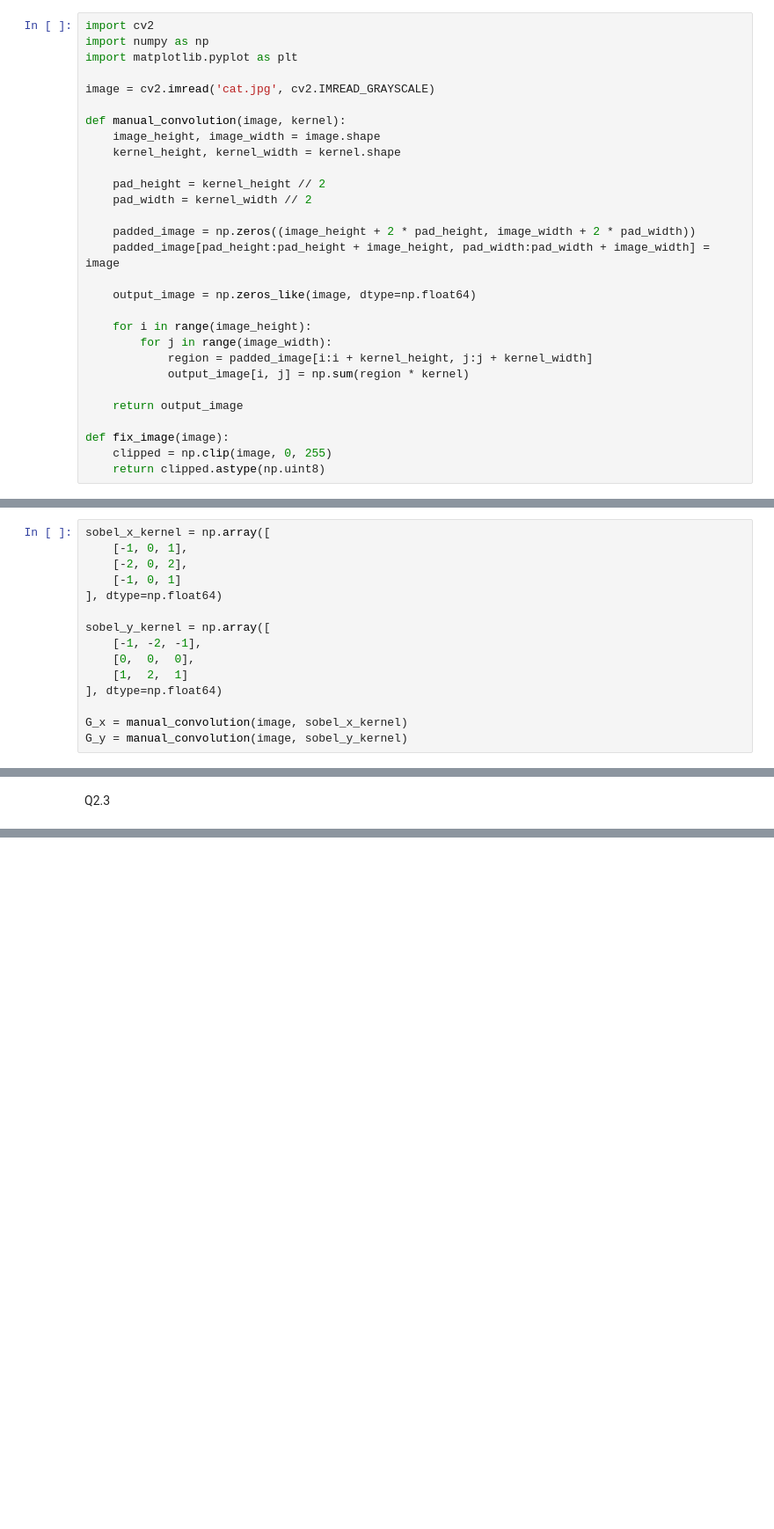
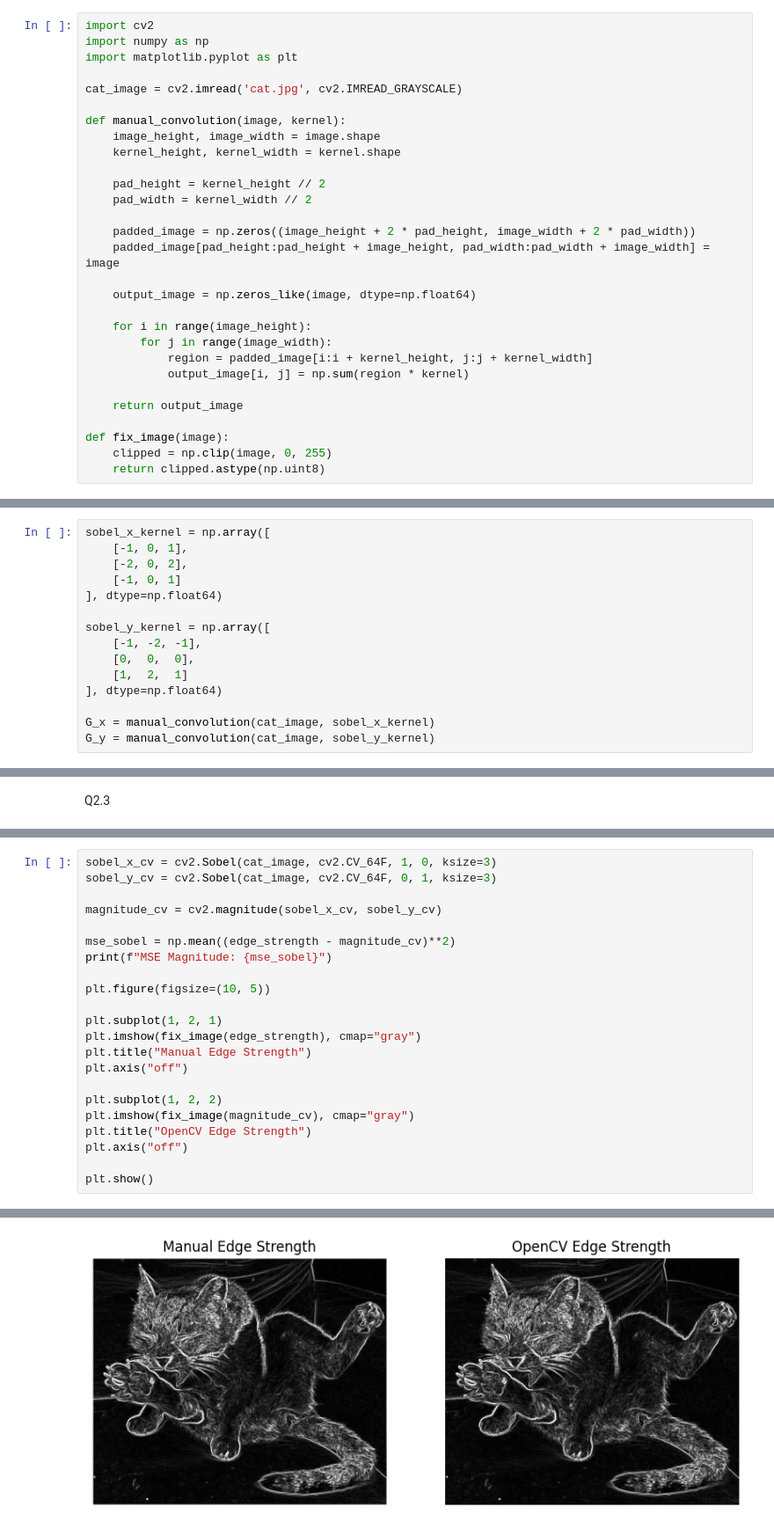
Before and after one commit to Danielin322/computer_vision_ex2, a Jupyter notebook: ex2_q2.ipynb, the cells around one changed output, grey strips where cells are left out. Shown at 88% size. Saved outputs shown, nothing was run; the diff lists cells and outputs as text; blank space fills up the shorter version.

```diff
--- a/ex2_q2.ipynb
+++ b/ex2_q2.ipynb
@@ -5,7 +5,7 @@ import cv2
 import numpy as np
 import matplotlib.pyplot as plt
 
-image = cv2.imread('cat.jpg', cv2.IMREAD_GRAYSCALE)
+cat_image = cv2.imread('cat.jpg', cv2.IMREAD_GRAYSCALE)
 
 def manual_convolution(image, kernel):
     image_height, image_width = image.shape
@@ -44,8 +44,8 @@ sobel_y_kernel = np.array([
     [1,  2,  1]
 ], dtype=np.float64)
 
-G_x = manual_convolution(image, sobel_x_kernel)
-G_y = manual_convolution(image, sobel_y_kernel)
+G_x = manual_convolution(cat_image, sobel_x_kernel)
+G_y = manual_convolution(cat_image, sobel_y_kernel)
 # %% [markdown]
 Q2.2
 # %%
@@ -84,0 +85,23 @@ plt.show()
+# %%
+sobel_x_cv = cv2.Sobel(cat_image, cv2.CV_64F, 1, 0, ksize=3)
+sobel_y_cv = cv2.Sobel(cat_image, cv2.CV_64F, 0, 1, ksize=3)
+
+magnitude_cv = cv2.magnitude(sobel_x_cv, sobel_y_cv)
+
+mse_sobel = np.mean((edge_strength - magnitude_cv)**2)
+print(f"MSE Magnitude: {mse_sobel}")
+
+plt.figure(figsize=(10, 5))
+
+plt.subplot(1, 2, 1)
+plt.imshow(fix_image(edge_strength), cmap="gray")
+plt.title("Manual Edge Strength")
+plt.axis("off")
+
+plt.subplot(1, 2, 2)
+plt.imshow(fix_image(magnitude_cv), cmap="gray")
+plt.title("OpenCV Edge Strength")
+plt.axis("off")
+
+plt.show()
+# %% [output]
@@ -84,0 +109 @@ plt.show()
+[figure, added]
```
Also changed, not shown: parts of 3 cells of this notebook, 1 other file.
